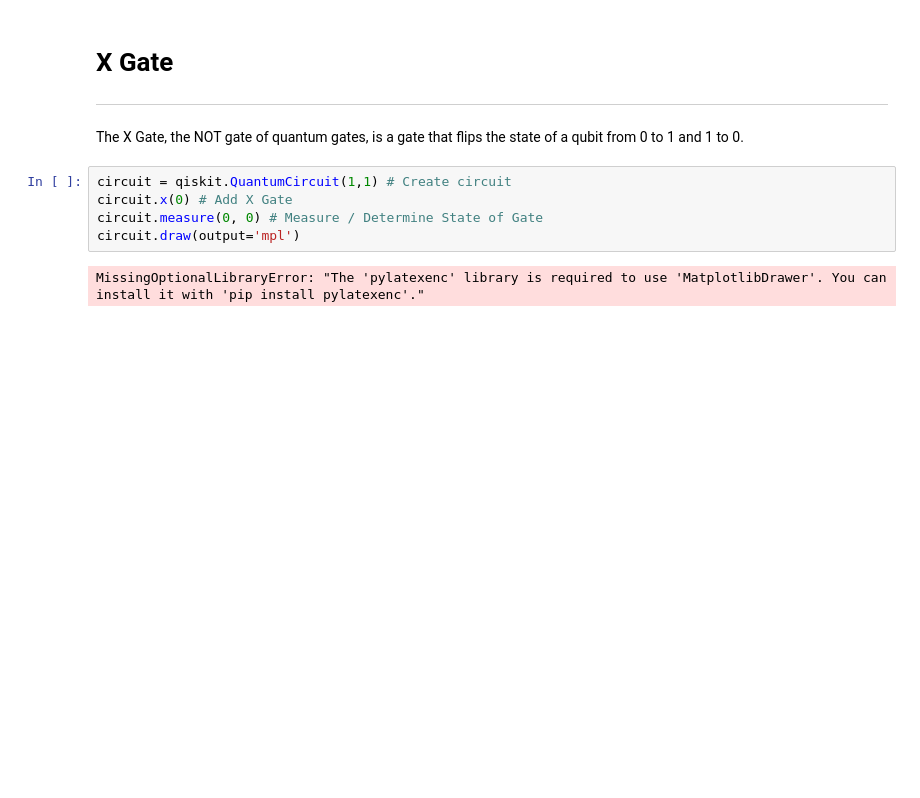
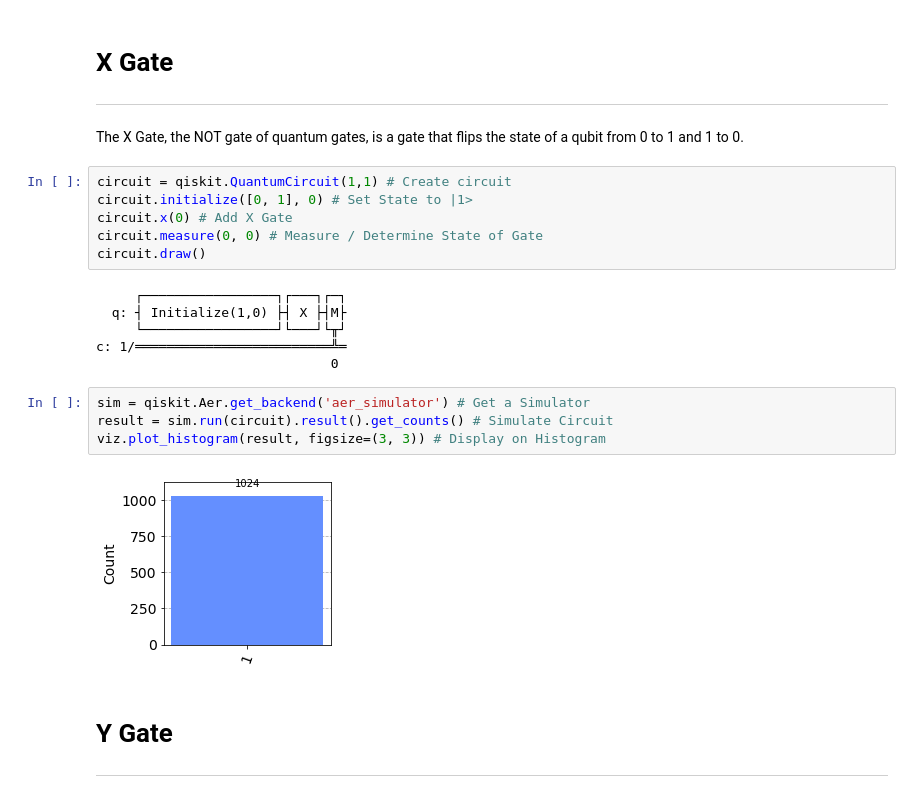
Before and after one commit to MurphyUan/EmergingTechno, a Jupyter notebook: content/quantum-computin.ipynb, the cells around one changed output. Drawn from its saved outputs; the diff is of its cells as text; blank space fills up the shorter version.

Commit message:
Quantum Gates Completed

```diff
--- a/content/quantum-computin.ipynb
+++ b/content/quantum-computin.ipynb
@@ -87,8 +87,23 @@ X Gate
 The X Gate, the NOT gate of quantum gates, is a gate that flips the state of a qubit from 0 to 1 and 1 to 0.
 # %%
 circuit = qiskit.QuantumCircuit(1,1) # Create circuit
+circuit.initialize([0, 1], 0) # Set State to |1>
 circuit.x(0) # Add X Gate
 circuit.measure(0, 0) # Measure / Determine State of Gate
-circuit.draw(output='mpl')
+circuit.draw()
 # %% [output]
-MissingOptionalLibraryError: "The 'pylatexenc' library is required to use 'MatplotlibDrawer'. You can install it with 'pip install pylatexenc'."
+     ┌─────────────────┐┌───┐┌─┐
+  q: ┤ Initialize(1,0) ├┤ X ├┤M├
+     └─────────────────┘└───┘└╥┘
+c: 1/═════════════════════════╩═
+                              0
+# %%
+sim = qiskit.Aer.get_backend('aer_simulator') # Get a Simulator
+result = sim.run(circuit).result().get_counts() # Simulate Circuit
+viz.plot_histogram(result, figsize=(3, 3)) # Display on Histogram
+# %% [output]
+[figure, added]
+# %% [markdown]
+Y Gate
+=====
+<hr/>
```
Also changed, not shown: parts of 17 cells of this notebook.
